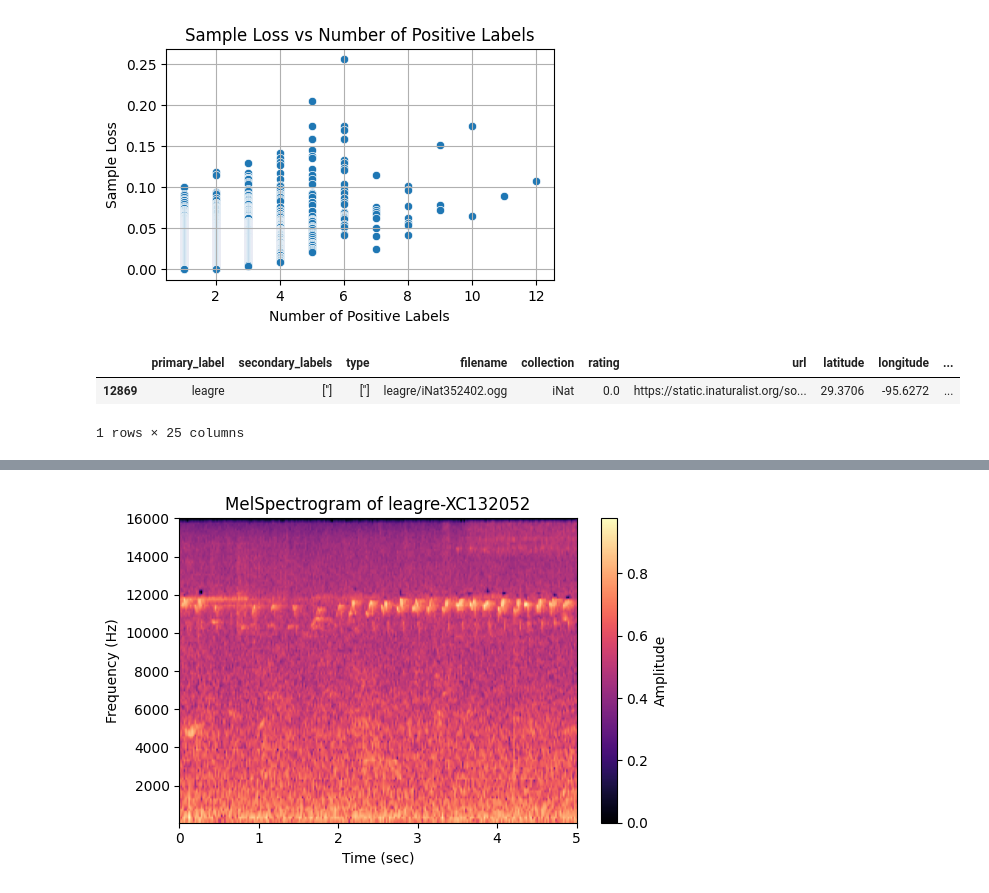
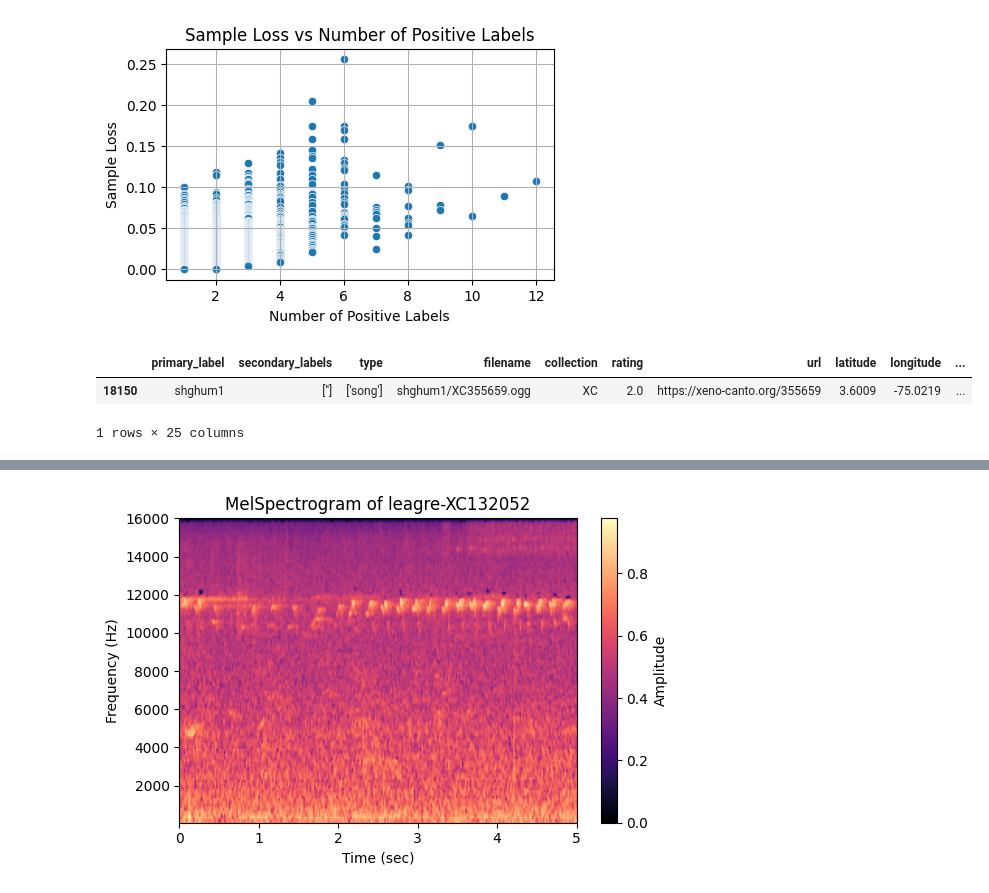
Before and after one commit to junya737/birdclef-2025, a Jupyter notebook: scripts/check_predictions.ipynb, the cells around one changed output, grey strips where cells are left out. Saved outputs shown, nothing was run; the diff lists cells and outputs as text; code cells hidden in the pictures.

```diff
--- a/scripts/check_predictions.ipynb
+++ b/scripts/check_predictions.ipynb
@@ -241,12 +241,12 @@ plt.show()
 [figure]
 # %%
 # num_positive_labelsが1のものを抽出
-i = 0
+i = 1
 hard_filename = loss_df[loss_df["num_positive_labels"] == 1]["row_id"].values[i]
 train[train["filename"] == hard_filename]
 # %% [output]
 |  | primary_label | secondary_labels | type | filename | collection | rating | url | latitude | longitude | ... |
-| 12869 | leagre | [''] | [''] | leagre/iNat352402.ogg | iNat | 0.0 | https://static.inaturalist.org/so... | 29.3706 | -95.6272 | ... |
+| 18150 | shghum1 | [''] | ['song'] | shghum1/XC355659.ogg | XC | 2.0 | https://xeno-canto.org/355659 | 3.6009 | -75.0219 | ... |
 1 rows × 25 columns
 # %%
 label = train[train["filename"] == hard_filename]["primary_label"].values[0]
```
Also changed, not shown: parts of 13 cells of this notebook.
